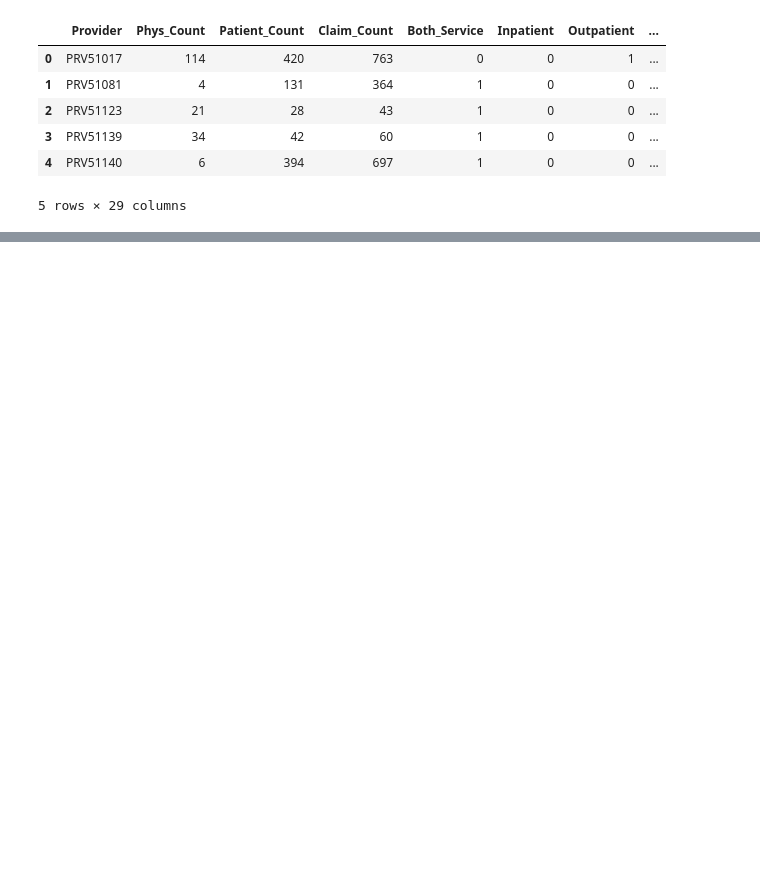
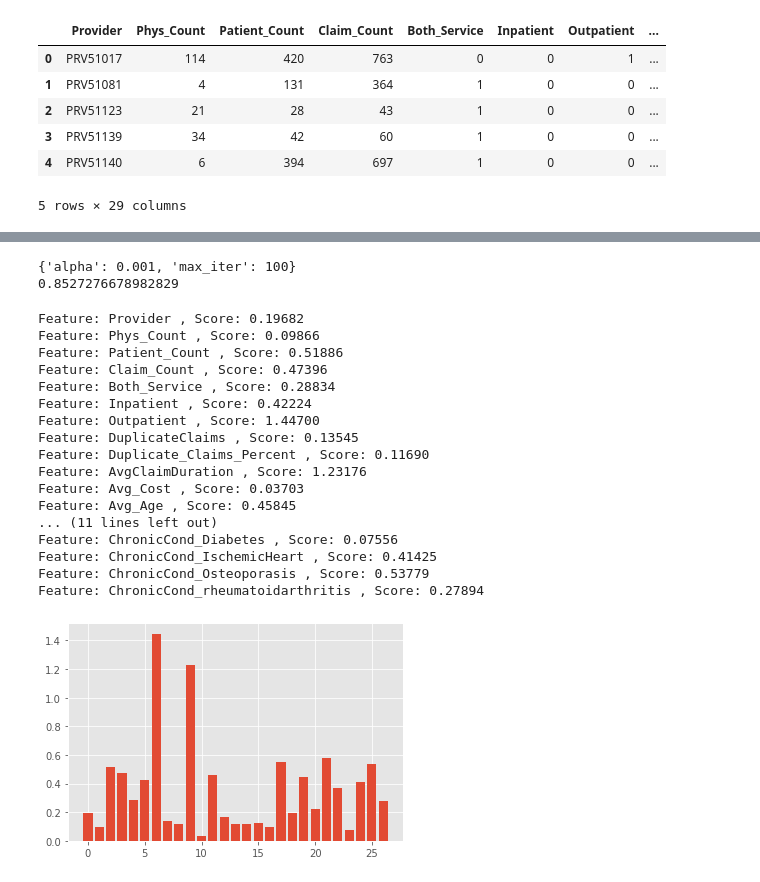
Before and after one commit to cosmochoi/healthcare_fraud, a Jupyter notebook: ML_Models.ipynb, the cells around one changed output, grey strips where cells are left out. Drawn from its saved outputs; the diff is of its cells as text; code cells hidden in the pictures; blank space fills up the shorter version.

```diff
--- a/ML_Models.ipynb
+++ b/ML_Models.ipynb
@@ -37,0 +136,8 @@ Name: PotentialFraud, dtype: int64
+# %%
+sgd = SGDClassifier(loss='log', max_iter=1e4, l1_ratio=0, alpha=1e-4, shuffle=False)
+grid_para_sgd = {
+    'max_iter': [0.001, 0.01, 0.1, 1, 10, 100, 1000, 10000],
+    'alpha': np.linspace(1e-3,200,30)
+}
+grid_search_sgd = ms.GridSearchCV(sgd, grid_para_sgd, cv=5, n_jobs=-1)
+%time grid_search_sgd.fit(X_train, y_train)
@@ -37,0 +167,35 @@ Name: PotentialFraud, dtype: int64
+# %%
+print(grid_search_sgd.best_params_)
+print(grid_search_sgd.best_score_)
+sgd_final = grid_search_sgd.best_estimator_
+# %% [output]
+{'alpha': 0.001, 'max_iter': 100}
+0.8527276678982829
+# %%
+importance = sgd_final.coef_[0]
+# summarize feature importance
+for i,v in enumerate(importance):
+	print('Feature:', features.columns[i],', Score: %.5f' % (np.abs(v)))
+# plot feature importance
+
+plt.bar([x for x in range(len(importance))], np.abs(importance))
+plt.show()
+# %% [output]
+Feature: Provider , Score: 0.19682
+Feature: Phys_Count , Score: 0.09866
+Feature: Patient_Count , Score: 0.51886
+Feature: Claim_Count , Score: 0.47396
+Feature: Both_Service , Score: 0.28834
+Feature: Inpatient , Score: 0.42224
+Feature: Outpatient , Score: 1.44700
+Feature: DuplicateClaims , Score: 0.13545
+Feature: Duplicate_Claims_Percent , Score: 0.11690
+Feature: AvgClaimDuration , Score: 1.23176
+Feature: Avg_Cost , Score: 0.03703
+Feature: Avg_Age , Score: 0.45845
+... (11 lines left out)
+Feature: ChronicCond_Diabetes , Score: 0.07556
+Feature: ChronicCond_IschemicHeart , Score: 0.41425
+Feature: ChronicCond_Osteoporasis , Score: 0.53779
+Feature: ChronicCond_rheumatoidarthritis , Score: 0.27894
+[figure, added]
```
Also changed, not shown: parts of 12 cells of this notebook.
